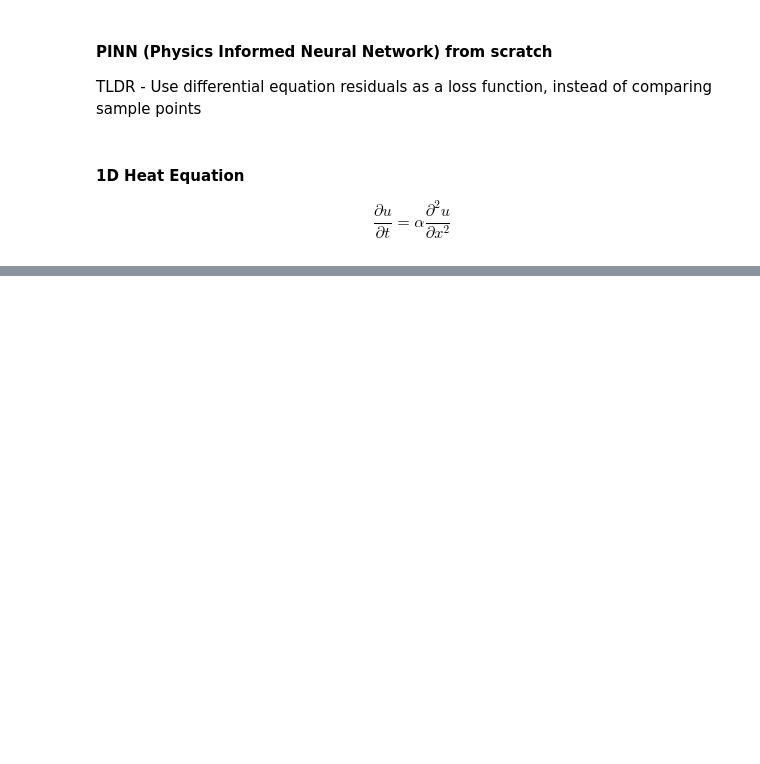
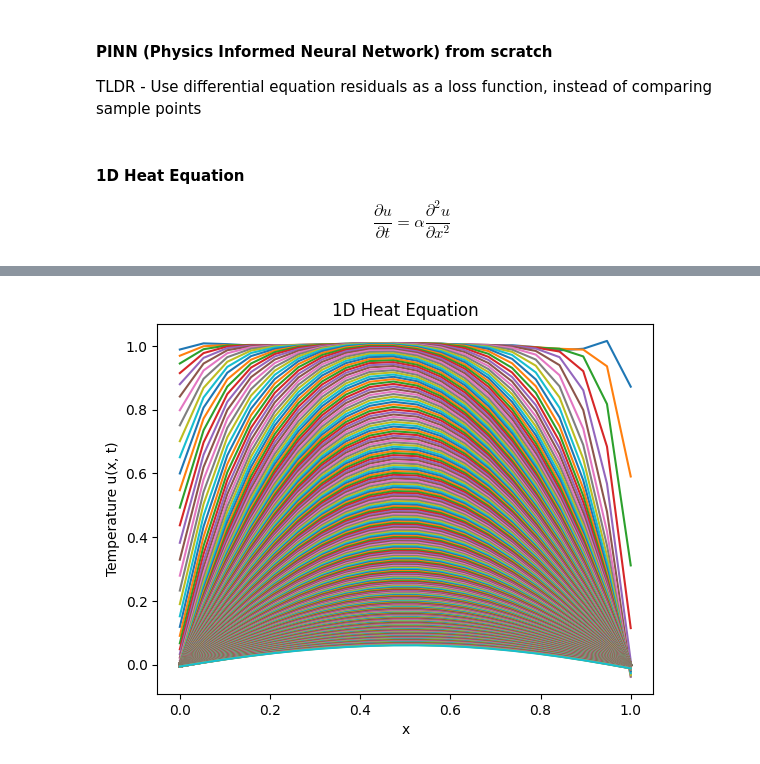
Before and after one commit to albertsun0/PINN-sandbox, a Jupyter notebook: 1-heat-eq.ipynb, the cells around one changed output, grey strips where cells are left out. Cells and saved outputs as stored; diff of their text form; code cells hidden in the pictures; blank space fills up the shorter version.

```diff
--- a/1-heat-eq.ipynb
+++ b/1-heat-eq.ipynb
@@ -73,0 +251,13 @@ plt.show()
+# %%
+x = np.linspace(0, L, nx)
+for u in u_pred_all:
+    plt.plot(x, u)
+
+
+
+plt.xlabel('x')
+plt.ylabel('Temperature u(x, t)')
+plt.title('1D Heat Equation')
+plt.show()
+# %% [output]
+[figure, added]
```
Also changed, not shown: parts of 12 cells of this notebook, 1 other file.
